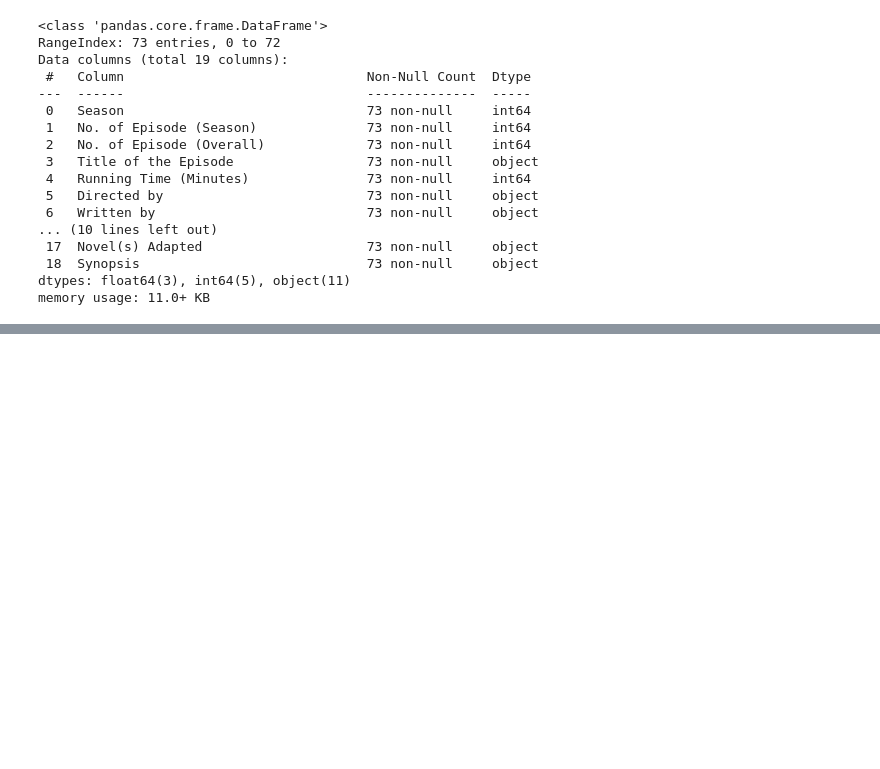
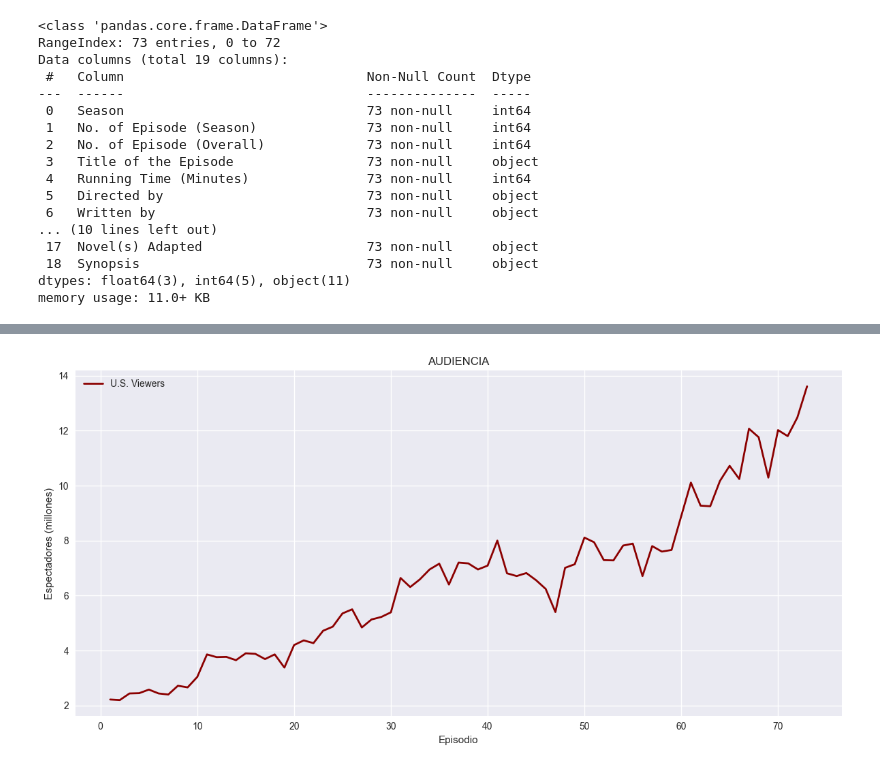
Before and after one commit to NereaLdA/EDA-Game_of_Thrones_, a Jupyter notebook: notebooks/Episodes.ipynb, the cells around one changed output, grey strips where cells are left out. Saved outputs shown, nothing was run; the diff lists cells and outputs as text; code cells hidden in the pictures; blank space fills up the shorter version.

```diff
--- a/notebooks/Episodes.ipynb
+++ b/notebooks/Episodes.ipynb
@@ -45,0 +184,3 @@ memory usage: 11.0+ KB
+# %%
+df_episodes_clean["Average Rating"] = df_episodes_clean[["IMDb Rating", "Metacritic Ratings", "Rotten Tomatoes Rating"]].mean(axis=1)
+df_episodes_clean
@@ -45,0 +203,19 @@ memory usage: 11.0+ KB
+# %%
+plt.figure(figsize=(12, 6))
+"""
+plt.plot(df_episodes_clean['No. of Episode (Overall)'], df_episodes_clean['Average Rating'],
+         color='blue', alpha=0.6, label='Average Rating', linewidth=2)"""
+
+plt.plot(df_episodes_clean['No. of Episode (Overall)'], df_episodes_clean['U.S. Viewers (Millions)'],
+         color="#8B0000", alpha=1, label='U.S. Viewers', linewidth=2)
+
+
+
+plt.xlabel('Episodio')
+plt.ylabel('Espectadores (millones)')
+plt.title('AUDIENCIA')
+plt.legend()
+plt.tight_layout()
+plt.show()
+# %% [output]
+[figure, added]
```
Also changed, not shown: parts of 21 cells of this notebook, 37 other files.
